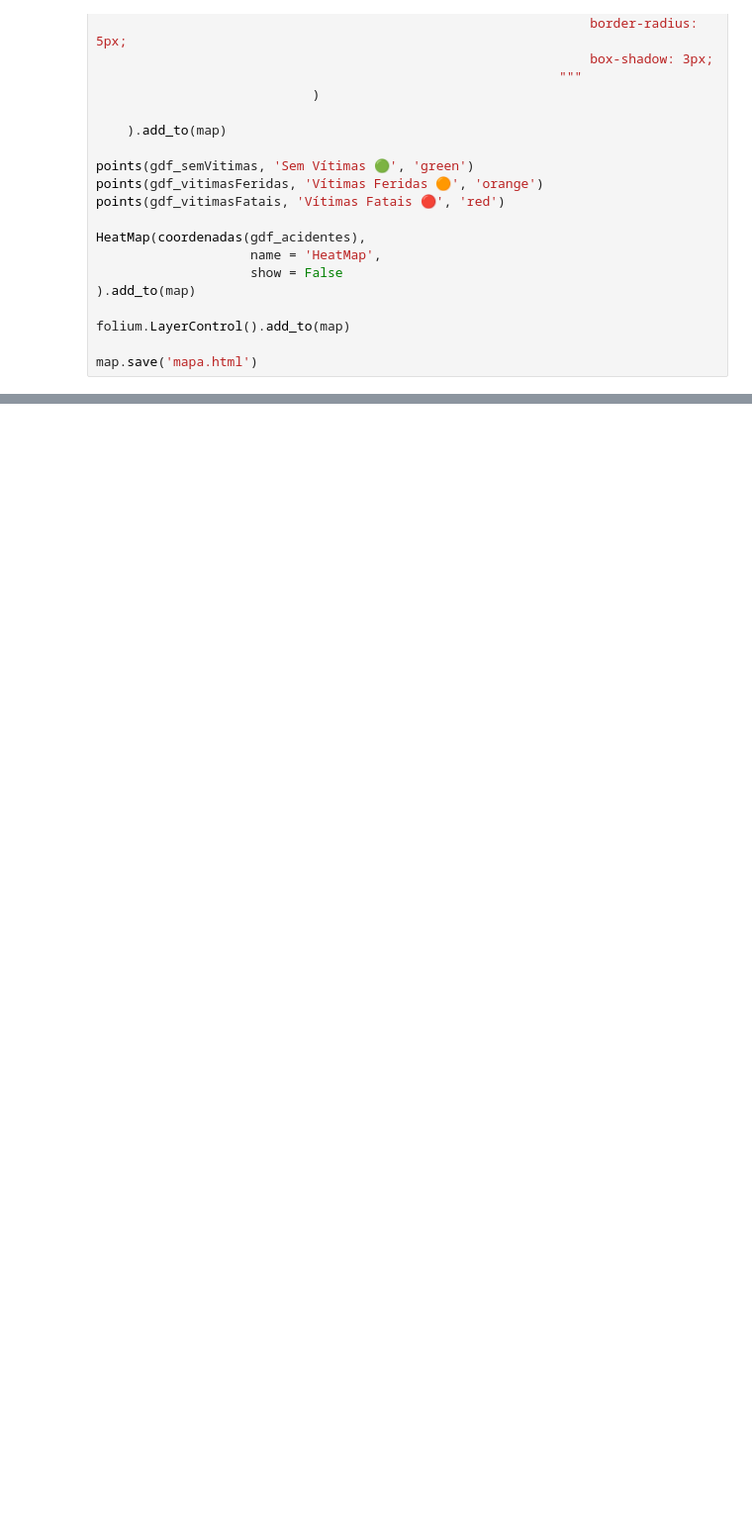
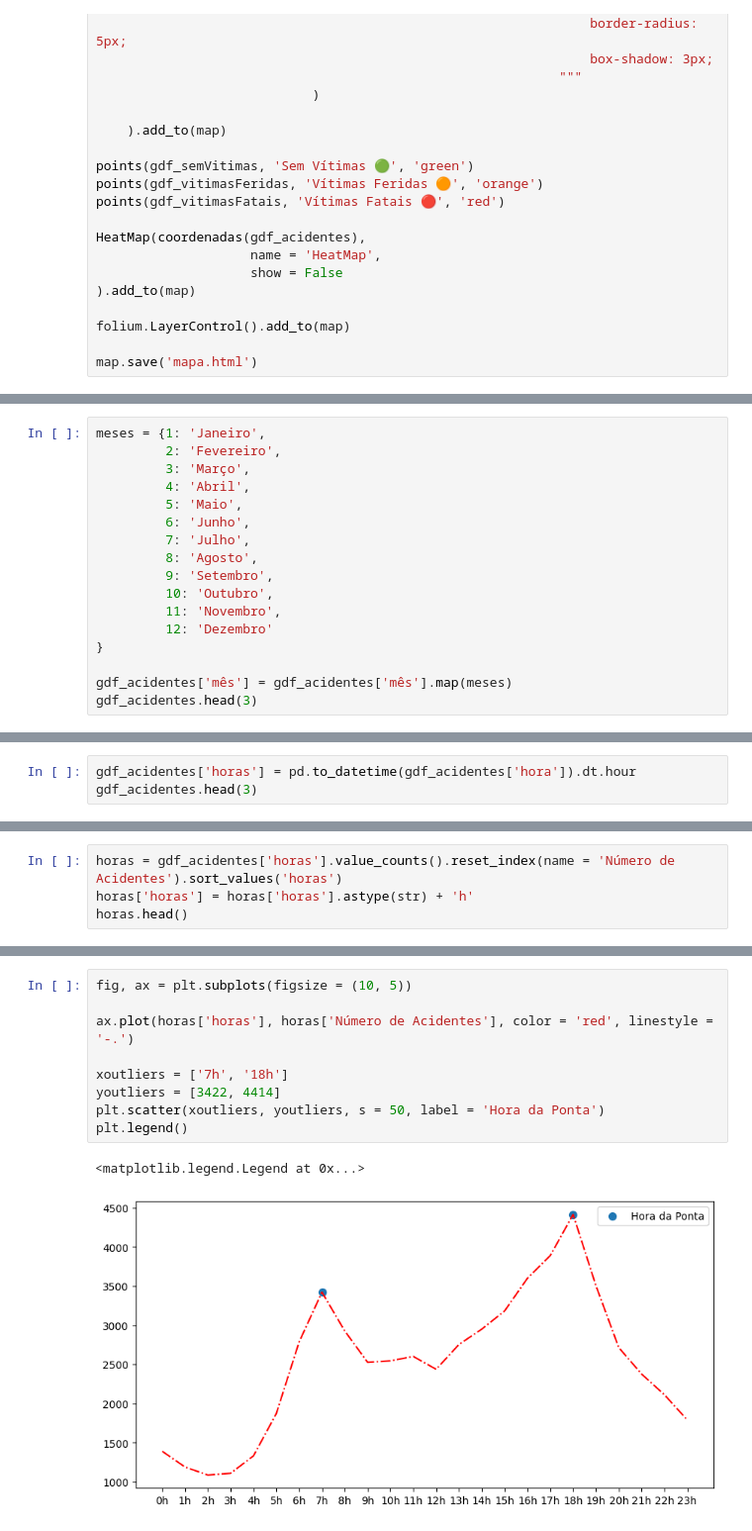
Before and after one commit to kelvenmahuaie/Python-para-GIS, a Jupyter notebook: mapa.ipynb, the cells around one changed output, grey strips where cells are left out. Shown at 99% size. Drawn from its saved outputs; the diff is of its cells as text; blank space fills up the shorter version.

```diff
--- a/mapa.ipynb
+++ b/mapa.ipynb
@@ -177,0 +198,17 @@ Name: mortos, dtype: int32
+# %%
+meses = {1: 'Janeiro',
+         2: 'Fevereiro',
+         3: 'Março',
+         4: 'Abril',
+         5: 'Maio',
+         6: 'Junho',
+         7: 'Julho',
+         8: 'Agosto',
+         9: 'Setembro',
+         10: 'Outubro',
+         11: 'Novembro',
+         12: 'Dezembro'
+}
+
+gdf_acidentes['mês'] = gdf_acidentes['mês'].map(meses)
+gdf_acidentes.head(3)
@@ -177,0 +282,3 @@ Name: mortos, dtype: int32
+# %%
+gdf_acidentes['horas'] = pd.to_datetime(gdf_acidentes['hora']).dt.hour
+gdf_acidentes.head(3)
@@ -177,0 +291,4 @@ Name: mortos, dtype: int32
+# %%
+horas = gdf_acidentes['horas'].value_counts().reset_index(name = 'Número de Acidentes').sort_values('horas')
+horas['horas'] = horas['horas'].astype(str) + 'h'
+horas.head()
@@ -177,0 +302,12 @@ Name: mortos, dtype: int32
+# %%
+fig, ax = plt.subplots(figsize = (10, 5))
+
+ax.plot(horas['horas'], horas['Número de Acidentes'], color = 'red', linestyle = '-.')
+
+xoutliers = ['7h', '18h']
+youtliers = [3422, 4414]
+plt.scatter(xoutliers, youtliers, s = 50, label = 'Hora da Ponta')
+plt.legend()
+# %% [output]
+<matplotlib.legend.Legend at 0x...>
+[figure, added]
```
Also changed, not shown: parts of 14 cells of this notebook, 4 other files.
